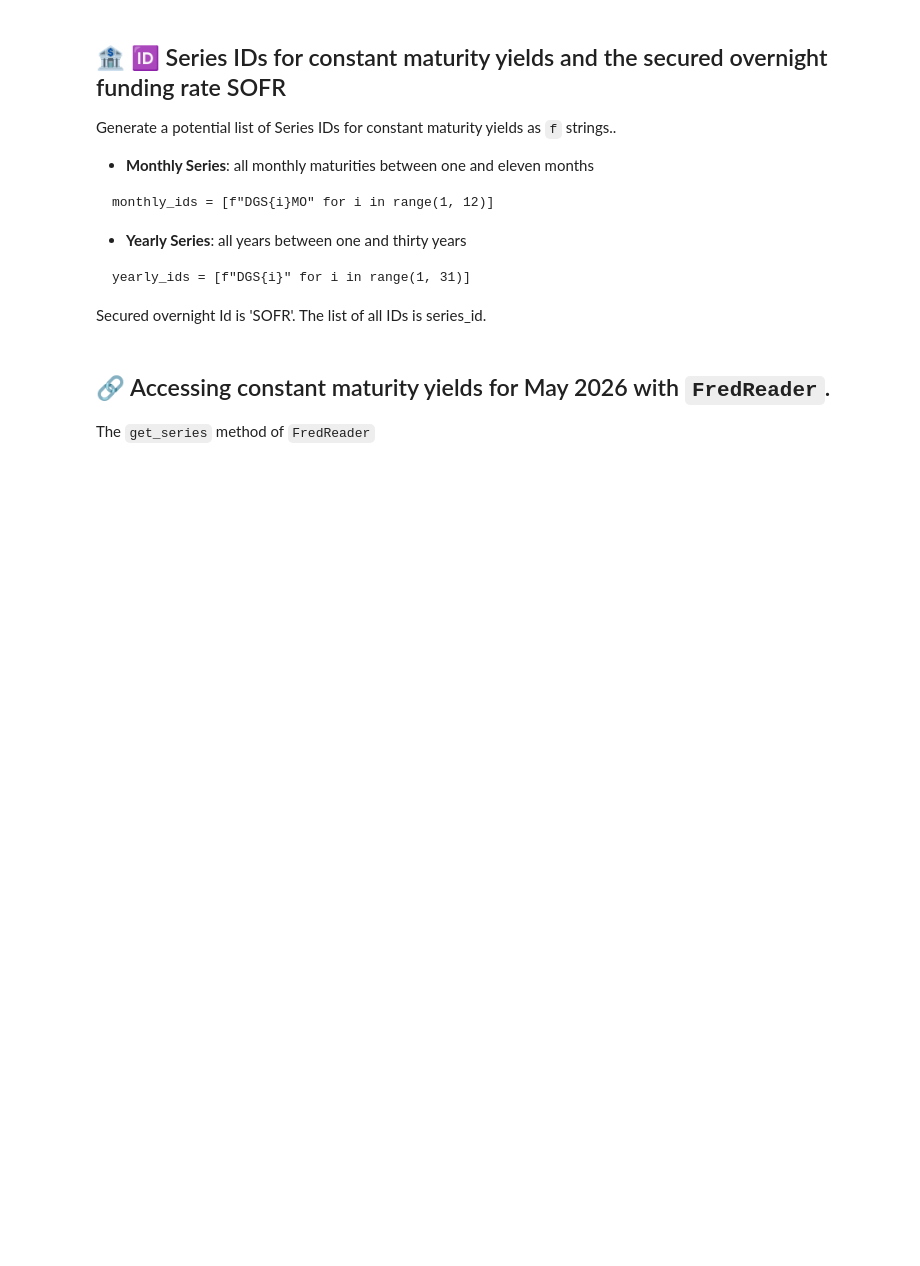
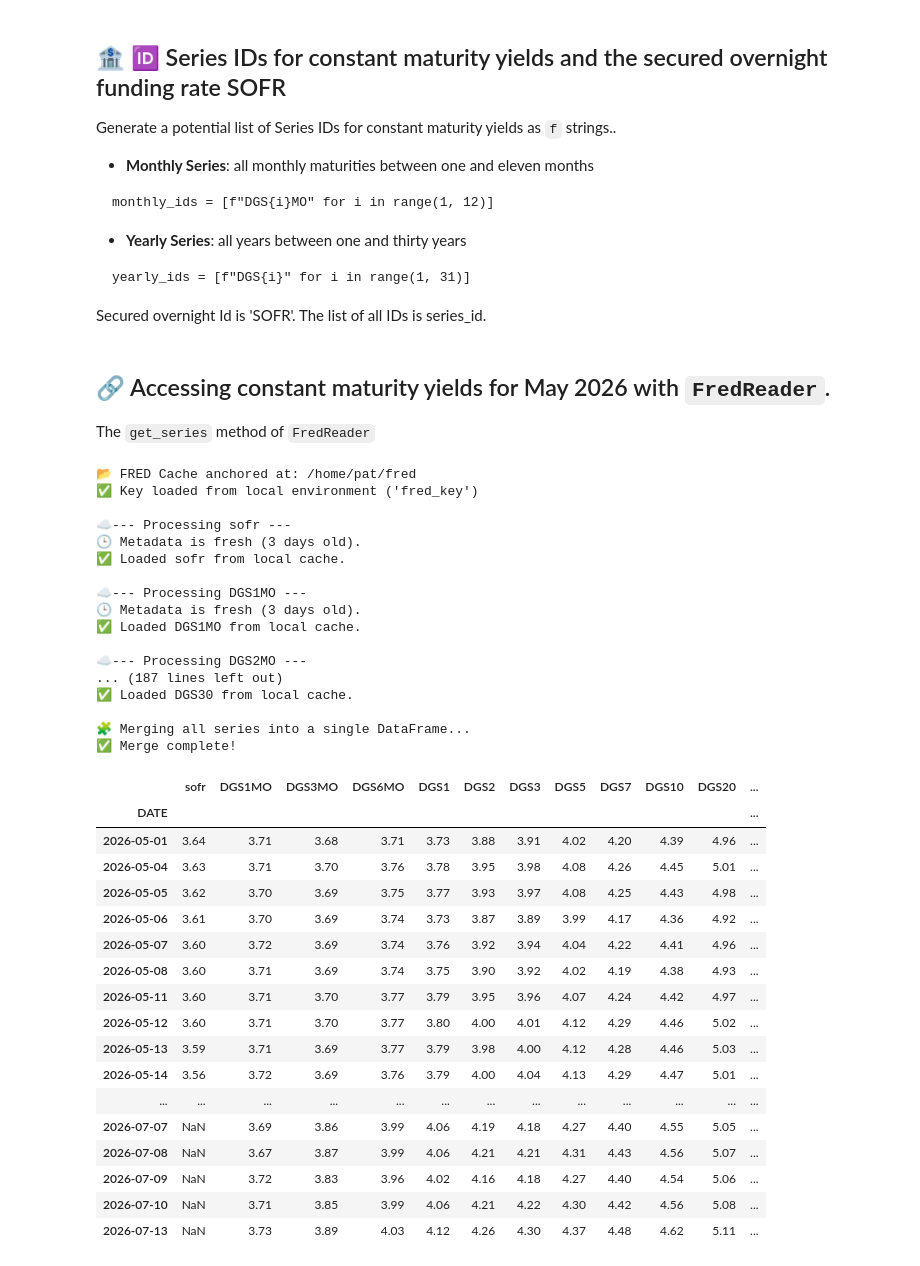
Before and after one commit to PatrickJHess/Volume-Four-Chapter-One, a Jupyter notebook: colab/Colab_Getting_Constant_Maturity_Yields_From_FRED.ipynb, the cells around one changed output. Cells and saved outputs as stored; diff of their text form; code cells hidden in the pictures; blank space fills up the shorter version.

```diff
--- a/colab/Colab_Getting_Constant_Maturity_Yields_From_FRED.ipynb
+++ b/colab/Colab_Getting_Constant_Maturity_Yields_From_FRED.ipynb
@@ -144,11 +124,47 @@ series_ids = ['sofr'] + monthly_ids + yearly_ids
 The `get_series` method of `FredReader`
 # %%
 # create an instance of FredReader
-fred_data=FredReader()
+fred_data=fq.FredReader()
 
 # call the method for the class
 yield_data=fred_data.get_series(series_ids,start_date='2026-05-01')
 display(yield_data)
+# %% [output]
+📂 FRED Cache anchored at: /home/pat/fred
+✅ Key loaded from local environment ('fred_key')
+
+☁️--- Processing sofr ---
+🕒 Metadata is fresh (3 days old).
+✅ Loaded sofr from local cache.
+
+☁️--- Processing DGS1MO ---
+🕒 Metadata is fresh (3 days old).
+✅ Loaded DGS1MO from local cache.
+
+☁️--- Processing DGS2MO ---
+... (187 lines left out)
+✅ Loaded DGS30 from local cache.
+
+🧩 Merging all series into a single DataFrame...
+✅ Merge complete!
+|  | sofr | DGS1MO | DGS3MO | DGS6MO | DGS1 | DGS2 | DGS3 | DGS5 | DGS7 | DGS10 | DGS20 | ... |
+| DATE |  |  |  |  |  |  |  |  |  |  |  | ... |
+| 2026-05-01 | 3.64 | 3.71 | 3.68 | 3.71 | 3.73 | 3.88 | 3.91 | 4.02 | 4.20 | 4.39 | 4.96 | ... |
+| 2026-05-04 | 3.63 | 3.71 | 3.70 | 3.76 | 3.78 | 3.95 | 3.98 | 4.08 | 4.26 | 4.45 | 5.01 | ... |
+| 2026-05-05 | 3.62 | 3.70 | 3.69 | 3.75 | 3.77 | 3.93 | 3.97 | 4.08 | 4.25 | 4.43 | 4.98 | ... |
+| 2026-05-06 | 3.61 | 3.70 | 3.69 | 3.74 | 3.73 | 3.87 | 3.89 | 3.99 | 4.17 | 4.36 | 4.92 | ... |
+| 2026-05-07 | 3.60 | 3.72 | 3.69 | 3.74 | 3.76 | 3.92 | 3.94 | 4.04 | 4.22 | 4.41 | 4.96 | ... |
+| 2026-05-08 | 3.60 | 3.71 | 3.69 | 3.74 | 3.75 | 3.90 | 3.92 | 4.02 | 4.19 | 4.38 | 4.93 | ... |
+| 2026-05-11 | 3.60 | 3.71 | 3.70 | 3.77 | 3.79 | 3.95 | 3.96 | 4.07 | 4.24 | 4.42 | 4.97 | ... |
+| 2026-05-12 | 3.60 | 3.71 | 3.70 | 3.77 | 3.80 | 4.00 | 4.01 | 4.12 | 4.29 | 4.46 | 5.02 | ... |
+| 2026-05-13 | 3.59 | 3.71 | 3.69 | 3.77 | 3.79 | 3.98 | 4.00 | 4.12 | 4.28 | 4.46 | 5.03 | ... |
+| 2026-05-14 | 3.56 | 3.72 | 3.69 | 3.76 | 3.79 | 4.00 | 4.04 | 4.13 | 4.29 | 4.47 | 5.01 | ... |
+| ... | ... | ... | ... | ... | ... | ... | ... | ... | ... | ... | ... | ... |
+| 2026-07-07 | NaN | 3.69 | 3.86 | 3.99 | 4.06 | 4.19 | 4.18 | 4.27 | 4.40 | 4.55 | 5.05 | ... |
+| 2026-07-08 | NaN | 3.67 | 3.87 | 3.99 | 4.06 | 4.21 | 4.21 | 4.31 | 4.43 | 4.56 | 5.07 | ... |
+| 2026-07-09 | NaN | 3.72 | 3.83 | 3.96 | 4.02 | 4.16 | 4.18 | 4.27 | 4.40 | 4.54 | 5.06 | ... |
+| 2026-07-10 | NaN | 3.71 | 3.85 | 3.99 | 4.06 | 4.21 | 4.22 | 4.30 | 4.42 | 4.56 | 5.08 | ... |
+| 2026-07-13 | NaN | 3.73 | 3.89 | 4.03 | 4.12 | 4.26 | 4.30 | 4.37 | 4.48 | 4.62 | 5.11 | ... |
 # %% [markdown]
  ### ✍️ FRED Data Challenge
 >
```
Also changed, not shown: parts of 12 cells of this notebook, 2 other files.
